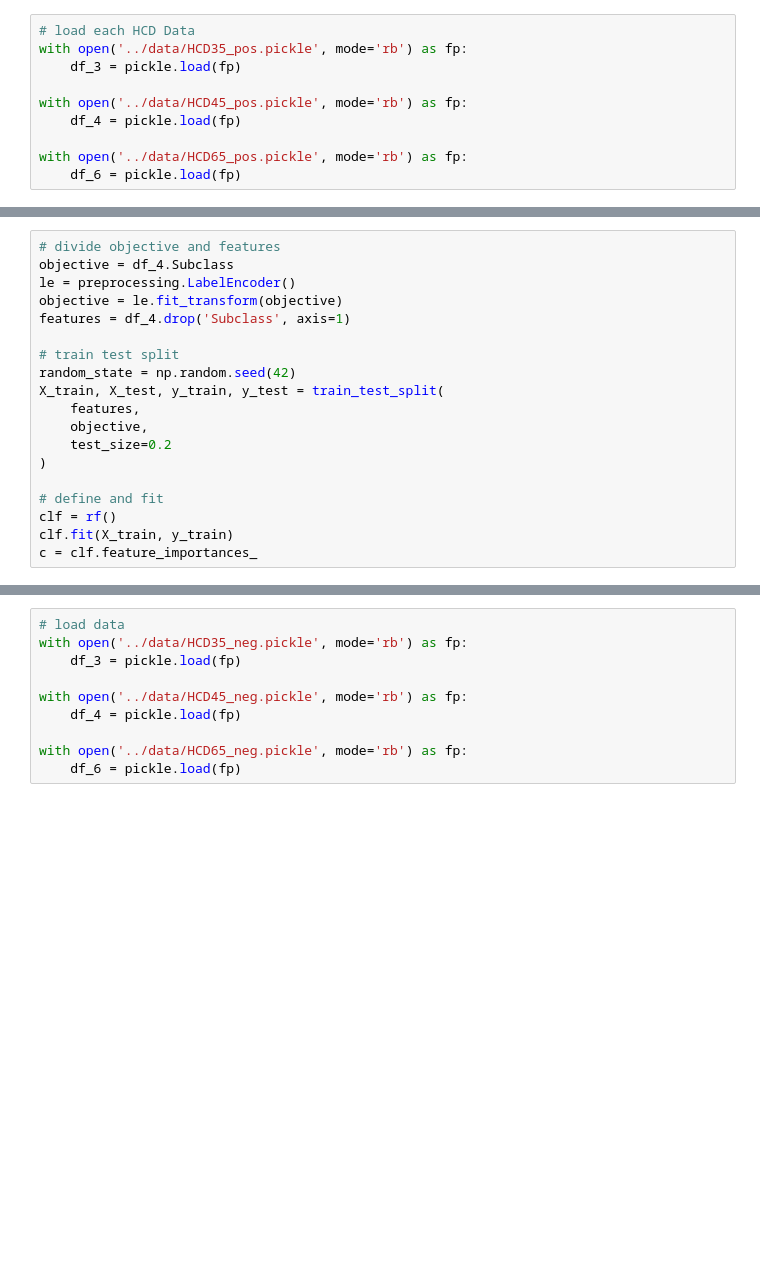
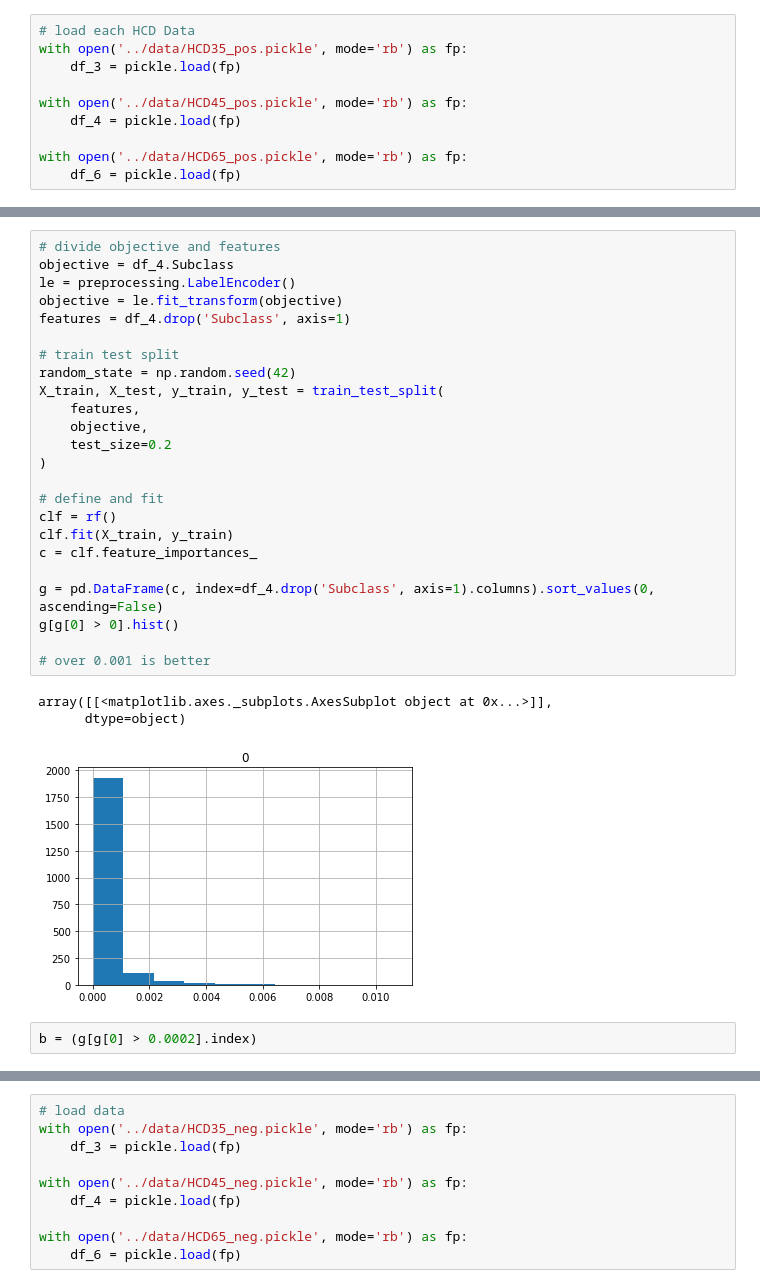
Before and after one commit to tobigithub/ms2class-1, a Jupyter notebook: ipynb/8_Feature Selection.ipynb, the cells around one changed output, grey strips where cells are left out. Saved outputs shown, nothing was run; the diff lists cells and outputs as text; blank space fills up the shorter version.

```diff
--- a/ipynb/8_Feature Selection.ipynb
+++ b/ipynb/8_Feature Selection.ipynb
@@ -58,19 +99,30 @@ t = clf.feature_importances_
 # %%
 # divide objective and features
 objective = df_4.Subclass
 le = preprocessing.LabelEncoder()
 objective = le.fit_transform(objective)
 features = df_4.drop('Subclass', axis=1)
 
 # train test split
 random_state = np.random.seed(42)
 X_train, X_test, y_train, y_test = train_test_split(
     features,
     objective,
     test_size=0.2
 )
 
 # define and fit
 clf = rf()
 clf.fit(X_train, y_train)
 c = clf.feature_importances_
+
+g = pd.DataFrame(c, index=df_4.drop('Subclass', axis=1).columns).sort_values(0, ascending=False)
+g[g[0] > 0].hist()
+
+# over 0.001 is better
+# %% [output]
+array([[<matplotlib.axes._subplots.AxesSubplot object at 0x...>]],
+      dtype=object)
+[figure, added]
+# %%
+b = (g[g[0] > 0.0002].index)
```
Also changed, not shown: parts of 44 cells of this notebook, 17 other files.
